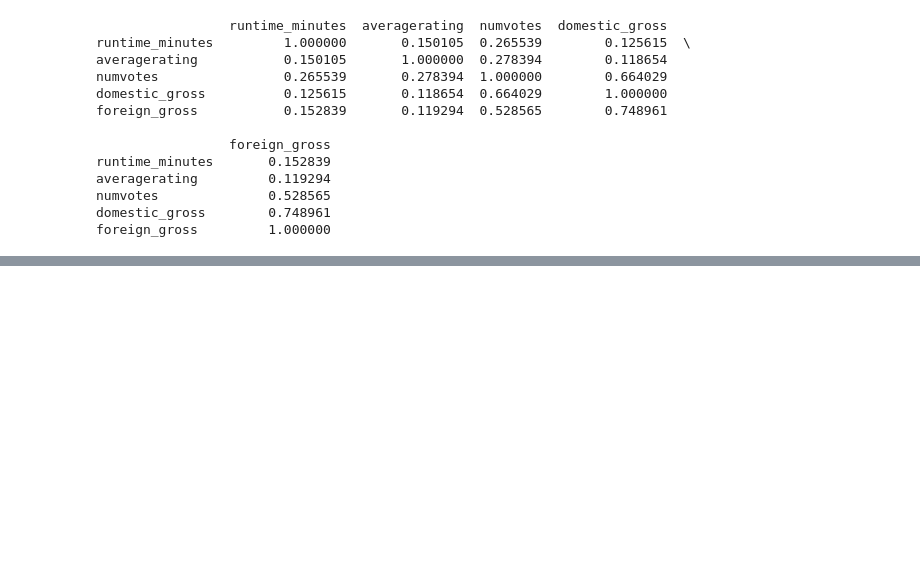
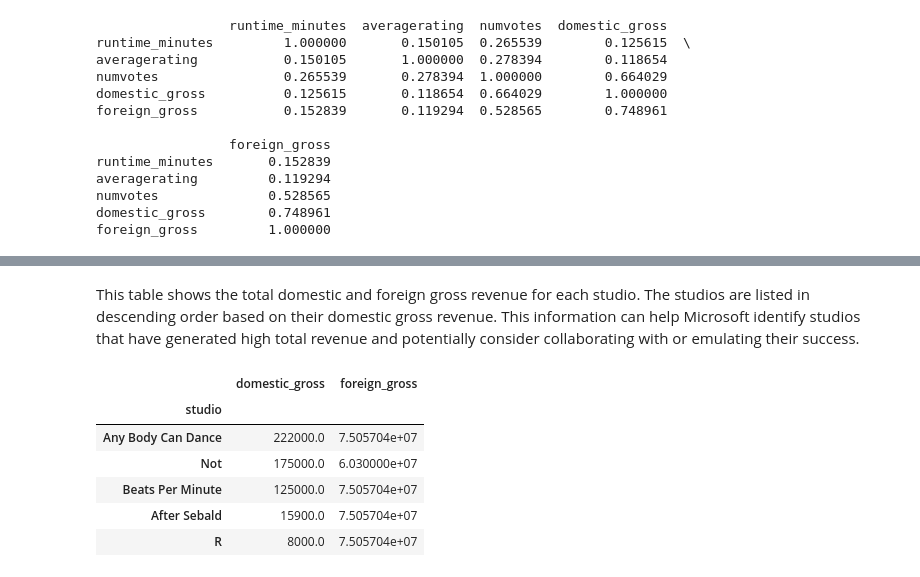
Before and after one commit to Engineerpmn/phase-1-project, a Jupyter notebook: student.ipynb, the cells around one changed output, grey strips where cells are left out. Saved outputs shown, nothing was run; the diff lists cells and outputs as text; code cells hidden in the pictures; blank space fills up the shorter version.

```diff
--- a/student.ipynb
+++ b/student.ipynb
@@ -524,0 +670,20 @@ foreign_gross         1.000000
+# %% [markdown]
+This table shows the total domestic and foreign gross revenue for each studio. The studios are listed in descending order based on their domestic gross revenue. This information can help Microsoft identify studios that have generated high total revenue and potentially consider collaborating with or emulating their success.
+# %%
+# Extract studio name from movie title
+merged_data['studio'] = merged_data['title'].str.extract('\((.*?)\)')
+
+# Calculate total revenue for each studio
+total_revenue = merged_data.groupby('studio')[['domestic_gross', 'foreign_gross']].sum()
+
+# Sort the studios based on total revenue
+sorted_total_revenue = total_revenue.sort_values(by='domestic_gross', ascending=False)
+sorted_total_revenue
+# %% [output]
+|  | domestic_gross | foreign_gross |
+| studio |  |  |
+| Any Body Can Dance | 222000.0 | 7.505704e+07 |
+| Not | 175000.0 | 6.030000e+07 |
+| Beats Per Minute | 125000.0 | 7.505704e+07 |
+| After Sebald | 15900.0 | 7.505704e+07 |
+| R | 8000.0 | 7.505704e+07 |
```
Also changed, not shown: parts of 14 cells of this notebook, 1 other file.
